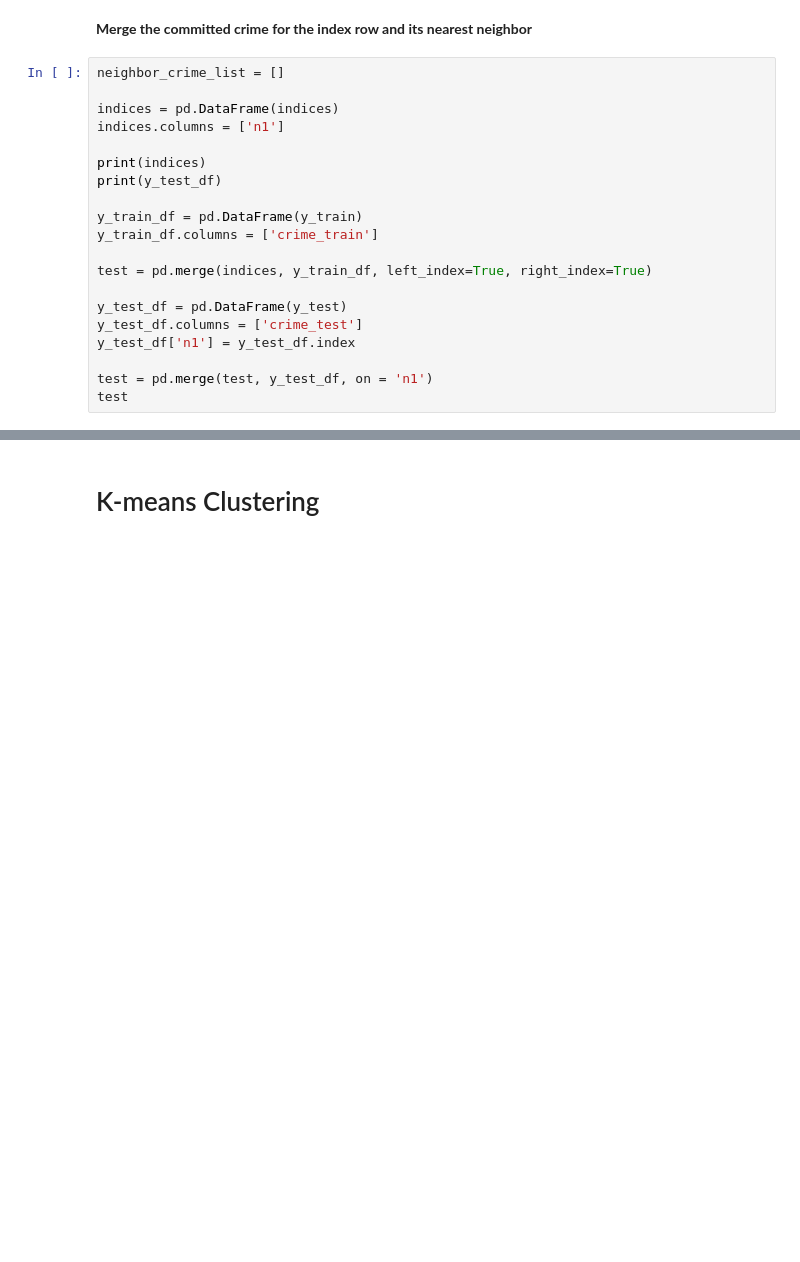
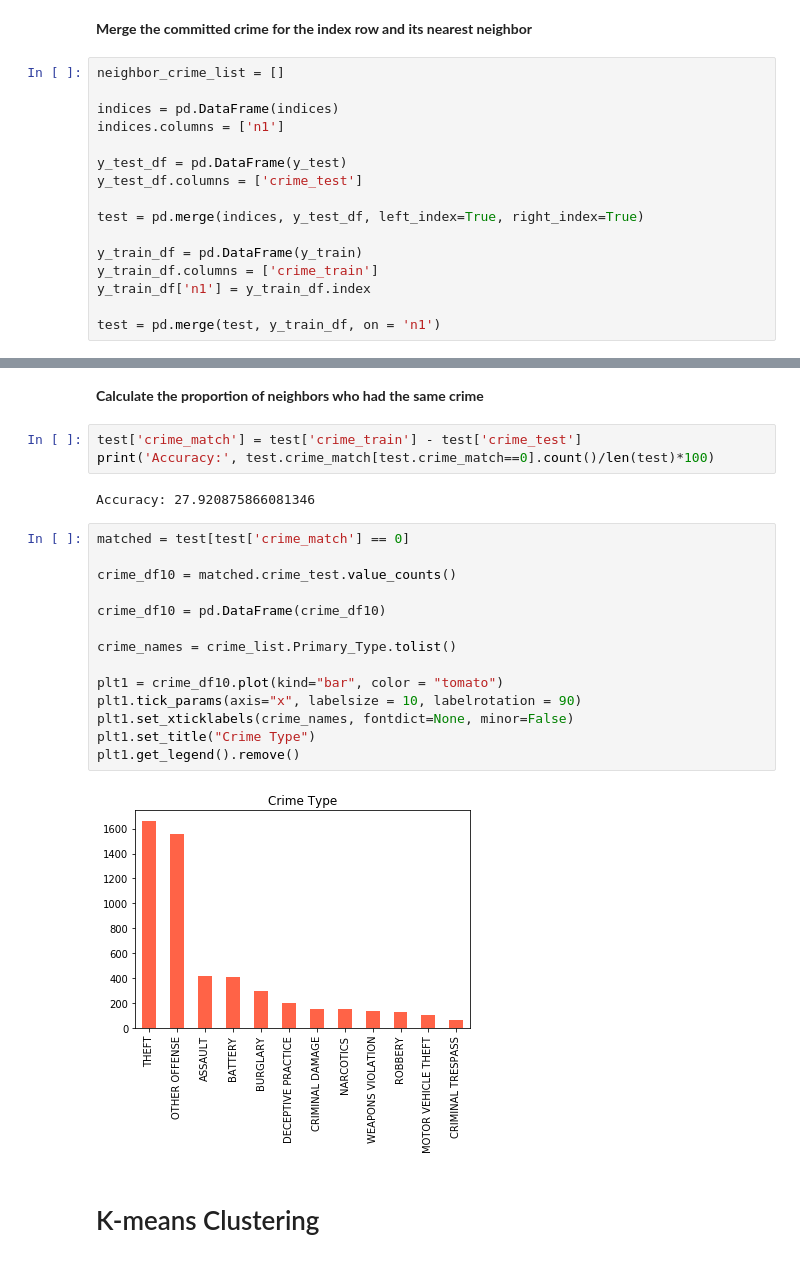
Before and after one commit to meghutch/Chicago_Crimes, a Jupyter notebook: Chicago_Crime_Analysis.ipynb, the cells around one changed output, grey strips where cells are left out. Saved outputs shown, nothing was run; the diff lists cells and outputs as text; blank space fills up the shorter version.

```diff
--- a/Chicago_Crime_Analysis.ipynb
+++ b/Chicago_Crime_Analysis.ipynb
@@ -817,17 +800,13 @@ neighbor_crime_list = []
 indices = pd.DataFrame(indices)
 indices.columns = ['n1']
 
-print(indices)
-print(y_test_df)
+y_test_df = pd.DataFrame(y_test)
+y_test_df.columns = ['crime_test']
+
+test = pd.merge(indices, y_test_df, left_index=True, right_index=True)
 
 y_train_df = pd.DataFrame(y_train)
 y_train_df.columns = ['crime_train']
+y_train_df['n1'] = y_train_df.index
 
-test = pd.merge(indices, y_train_df, left_index=True, right_index=True)
-
-y_test_df = pd.DataFrame(y_test)
-y_test_df.columns = ['crime_test']
-y_test_df['n1'] = y_test_df.index
-
-test = pd.merge(test, y_test_df, on = 'n1')
-test
+test = pd.merge(test, y_train_df, on = 'n1')
@@ -881,3 +813,26 @@ test
+# %% [markdown]
+**Calculate the proportion of neighbors who had the same crime**
+# %%
+test['crime_match'] = test['crime_train'] - test['crime_test']
+print('Accuracy:', test.crime_match[test.crime_match==0].count()/len(test)*100)
+# %% [output]
+Accuracy: 27.920875866081346
+# %%
+matched = test[test['crime_match'] == 0]
+
+crime_df10 = matched.crime_test.value_counts()
+
+crime_df10 = pd.DataFrame(crime_df10)
+
+crime_names = crime_list.Primary_Type.tolist()
+
+plt1 = crime_df10.plot(kind="bar", color = "tomato")
+plt1.tick_params(axis="x", labelsize = 10, labelrotation = 90)
+plt1.set_xticklabels(crime_names, fontdict=None, minor=False)
+plt1.set_title("Crime Type")
+plt1.get_legend().remove()
+# %% [output]
+[figure, added]
 # %% [markdown]
 # K-means Clustering
 # %% [markdown]
```
Also changed, not shown: parts of 3 cells of this notebook.
